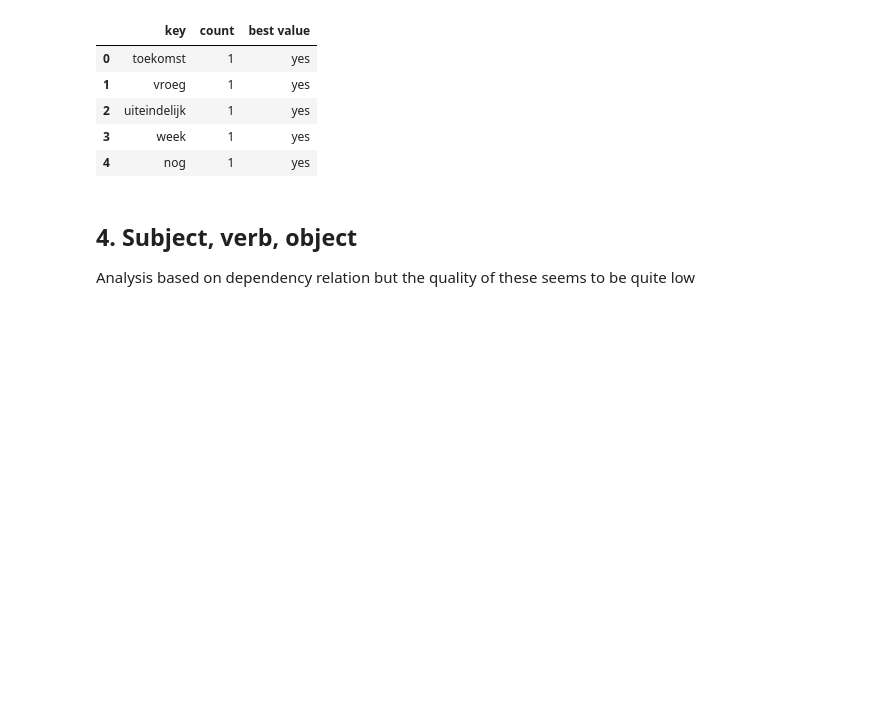
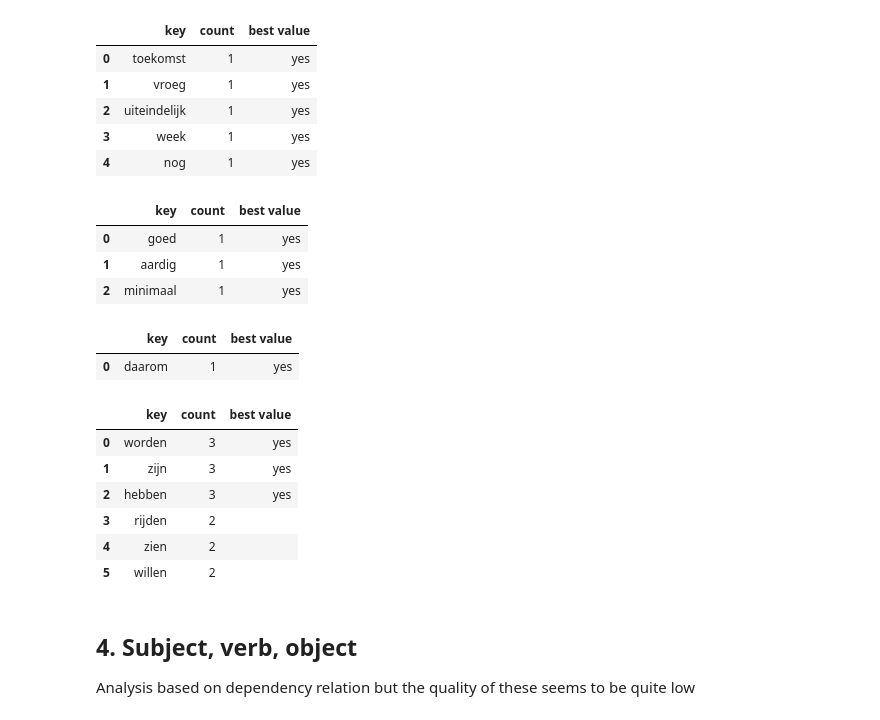
Before and after one commit to navigating-stories/notebooks, a Jupyter notebook: stroll_srl_test.ipynb, the cells around one changed output. Drawn from its saved outputs; the diff is of its cells as text; code cells hidden in the pictures; blank space fills up the shorter version.

```diff
--- a/stroll_srl_test.ipynb
+++ b/stroll_srl_test.ipynb
@@ -318,6 +351,28 @@ show_results(get_times(srl_table_df))
 | 2 | uiteindelijk | 1 | yes |
 | 3 | week | 1 | yes |
 | 4 | nog | 1 | yes |
+# %%
+show_results(get_manners(srl_table_df)).loc[:5,]
+# %% [output]
+|  | key | count | best value |
+| 0 | goed | 1 | yes |
+| 1 | aardig | 1 | yes |
+| 2 | minimaal | 1 | yes |
+# %%
+show_results(get_causes(srl_table_df)).loc[:5,]
+# %% [output]
+|  | key | count | best value |
+| 0 | daarom | 1 | yes |
+# %%
+show_results(get_actions(srl_table_df)).loc[:5,]
+# %% [output]
+|  | key | count | best value |
+| 0 | worden | 3 | yes |
+| 1 | zijn | 3 | yes |
+| 2 | hebben | 3 | yes |
+| 3 | rijden | 2 |  |
+| 4 | zien | 2 |  |
+| 5 | willen | 2 |  |
 # %% [markdown]
 ## 4. Subject, verb, object
 
```
Also changed, not shown: parts of 28 cells of this notebook.
